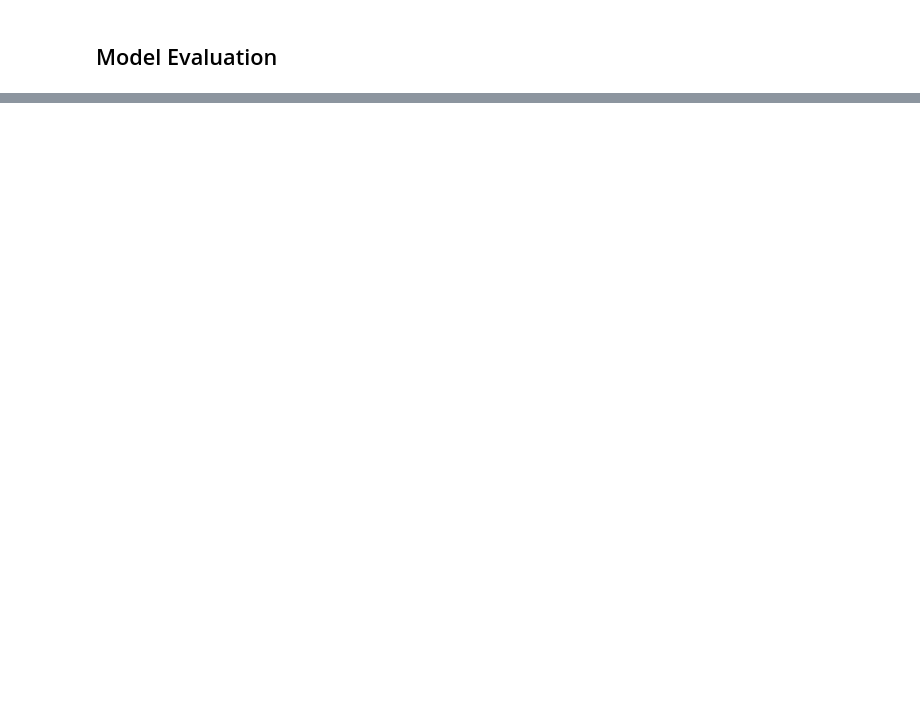
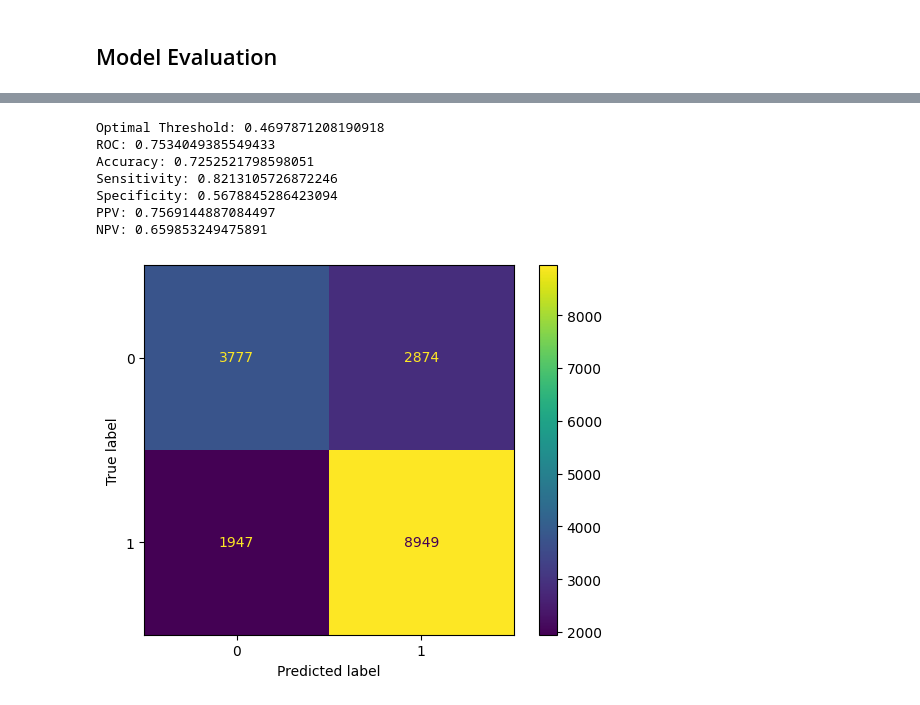
Before and after one commit to jimmybanta/audio-deepfake-detection, a Jupyter notebook: train.ipynb, the cells around one changed output, grey strips where cells are left out. Drawn from its saved outputs; the diff is of its cells as text; code cells hidden in the pictures; blank space fills up the shorter version.

```diff
--- a/train.ipynb
+++ b/train.ipynb
@@ -151,0 +201,13 @@ NPV: 0.7752475247524753
+# %%
+eval_dataset = load_dataset('data/meta/eval.csv', files_to_load='all')
+# %%
+eval_model(trained_model, eval_dataset)
+# %% [output]
+Optimal Threshold: 0.4697871208190918
+ROC: 0.7534049385549433
+Accuracy: 0.7252521798598051
+Sensitivity: 0.8213105726872246
+Specificity: 0.5678845286423094
+PPV: 0.7569144887084497
+NPV: 0.659853249475891
+[figure, added]
```
Also changed, not shown: parts of 8 cells of this notebook, 6 other files.
